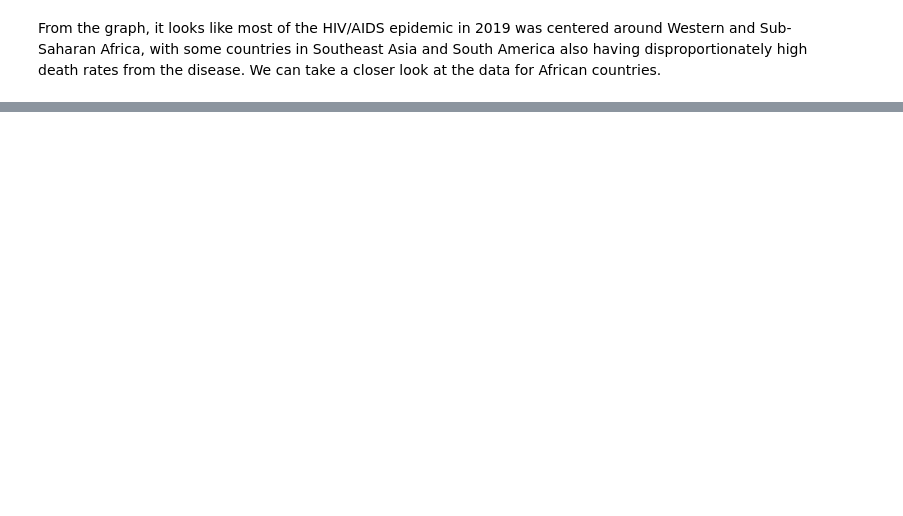
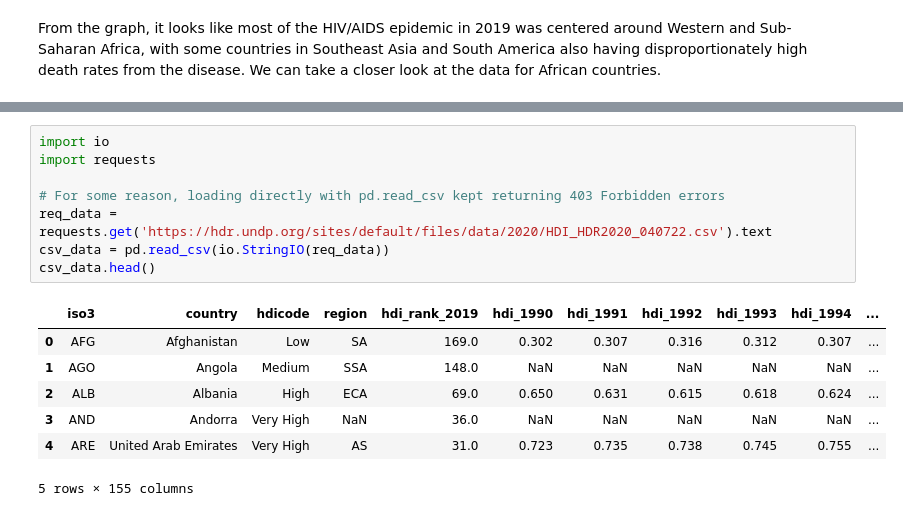
Before and after one commit to justsharan/notebooks, a Jupyter notebook: hiv-analysis/notebook.ipynb, the cells around one changed output, grey strips where cells are left out. Cells and saved outputs as stored; diff of their text form; blank space fills up the shorter version.

```diff
--- a/hiv-analysis/notebook.ipynb
+++ b/hiv-analysis/notebook.ipynb
@@ -215,0 +250,16 @@ plt.show()
+# %%
+import io
+import requests
+
+# For some reason, loading directly with pd.read_csv kept returning 403 Forbidden errors
+req_data = requests.get('https://hdr.undp.org/sites/default/files/data/2020/HDI_HDR2020_040722.csv').text
+csv_data = pd.read_csv(io.StringIO(req_data))
+csv_data.head()
+# %% [output]
+|  | iso3 | country | hdicode | region | hdi_rank_2019 | hdi_1990 | hdi_1991 | hdi_1992 | hdi_1993 | hdi_1994 | ... |
+| 0 | AFG | Afghanistan | Low | SA | 169.0 | 0.302 | 0.307 | 0.316 | 0.312 | 0.307 | ... |
+| 1 | AGO | Angola | Medium | SSA | 148.0 | NaN | NaN | NaN | NaN | NaN | ... |
+| 2 | ALB | Albania | High | ECA | 69.0 | 0.650 | 0.631 | 0.615 | 0.618 | 0.624 | ... |
+| 3 | AND | Andorra | Very High | NaN | 36.0 | NaN | NaN | NaN | NaN | NaN | ... |
+| 4 | ARE | United Arab Emirates | Very High | AS | 31.0 | 0.723 | 0.735 | 0.738 | 0.745 | 0.755 | ... |
+5 rows × 155 columns
```
Also changed, not shown: parts of 18 cells of this notebook, 1 other file.
